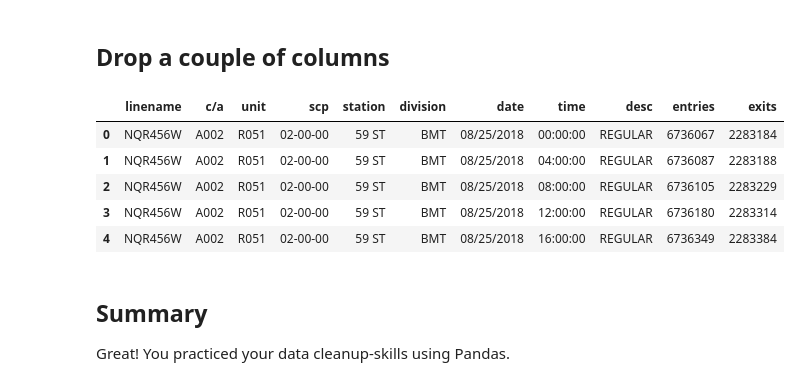
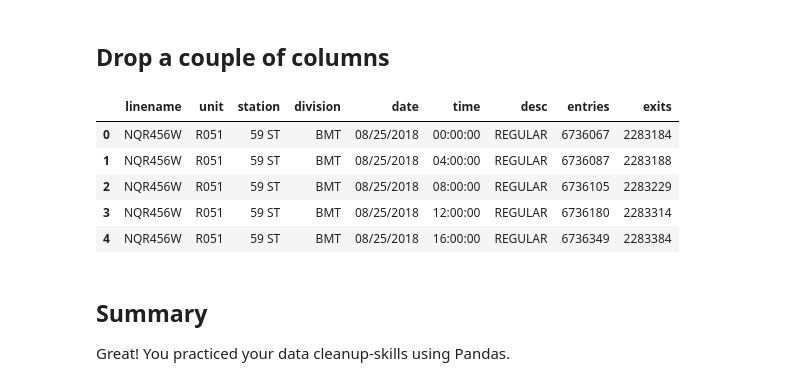
Before and after one commit to FabriceMesidor/dsc-pandas-series-and-dataframes-lab-nyc-ds-071519, a Jupyter notebook: index.ipynb, the cells around one changed output. Drawn from its saved outputs; the diff is of its cells as text; code cells hidden in the pictures.

```diff
--- a/index.ipynb
+++ b/index.ipynb
@@ -136,15 +136,15 @@ What is misleading about the day of week and weekend/weekday charts you just plo
 ## Drop a couple of columns
 # %%
 # Your code here
-df.drop(['c/a','scp'],axis =1)
+df = df.drop(['c/a','scp'],axis =1)
 df.head()
 # %% [output]
-|  | linename | c/a | unit | scp | station | division | date | time | desc | entries | exits |
-| 0 | NQR456W | A002 | R051 | 02-00-00 | 59 ST | BMT | 08/25/2018 | 00:00:00 | REGULAR | 6736067 | 2283184 |
-| 1 | NQR456W | A002 | R051 | 02-00-00 | 59 ST | BMT | 08/25/2018 | 04:00:00 | REGULAR | 6736087 | 2283188 |
-| 2 | NQR456W | A002 | R051 | 02-00-00 | 59 ST | BMT | 08/25/2018 | 08:00:00 | REGULAR | 6736105 | 2283229 |
-| 3 | NQR456W | A002 | R051 | 02-00-00 | 59 ST | BMT | 08/25/2018 | 12:00:00 | REGULAR | 6736180 | 2283314 |
-| 4 | NQR456W | A002 | R051 | 02-00-00 | 59 ST | BMT | 08/25/2018 | 16:00:00 | REGULAR | 6736349 | 2283384 |
+|  | linename | unit | station | division | date | time | desc | entries | exits |
+| 0 | NQR456W | R051 | 59 ST | BMT | 08/25/2018 | 00:00:00 | REGULAR | 6736067 | 2283184 |
+| 1 | NQR456W | R051 | 59 ST | BMT | 08/25/2018 | 04:00:00 | REGULAR | 6736087 | 2283188 |
+| 2 | NQR456W | R051 | 59 ST | BMT | 08/25/2018 | 08:00:00 | REGULAR | 6736105 | 2283229 |
+| 3 | NQR456W | R051 | 59 ST | BMT | 08/25/2018 | 12:00:00 | REGULAR | 6736180 | 2283314 |
+| 4 | NQR456W | R051 | 59 ST | BMT | 08/25/2018 | 16:00:00 | REGULAR | 6736349 | 2283384 |
 # %% [markdown]
 ## Summary
 
```
